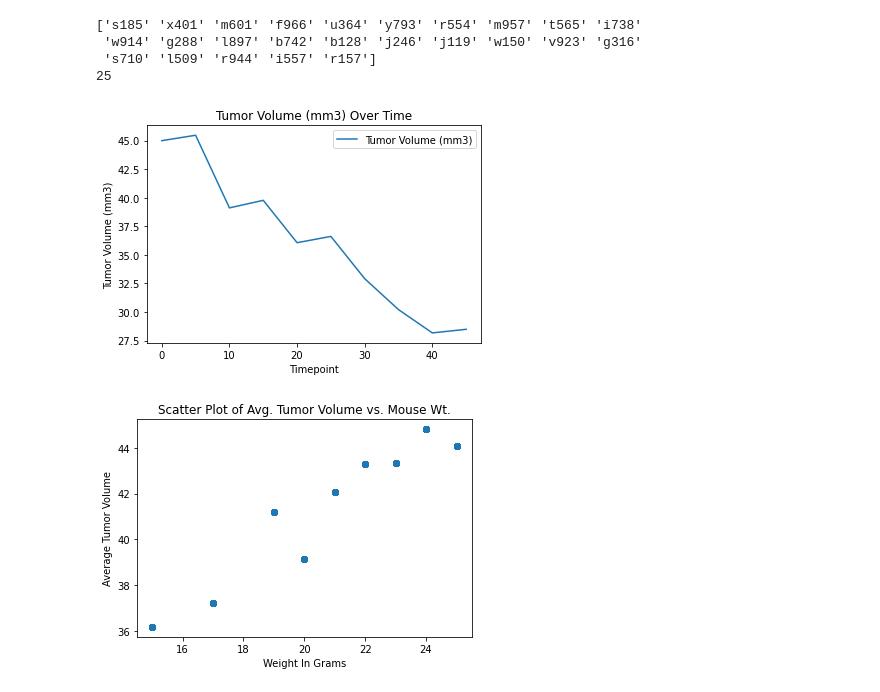
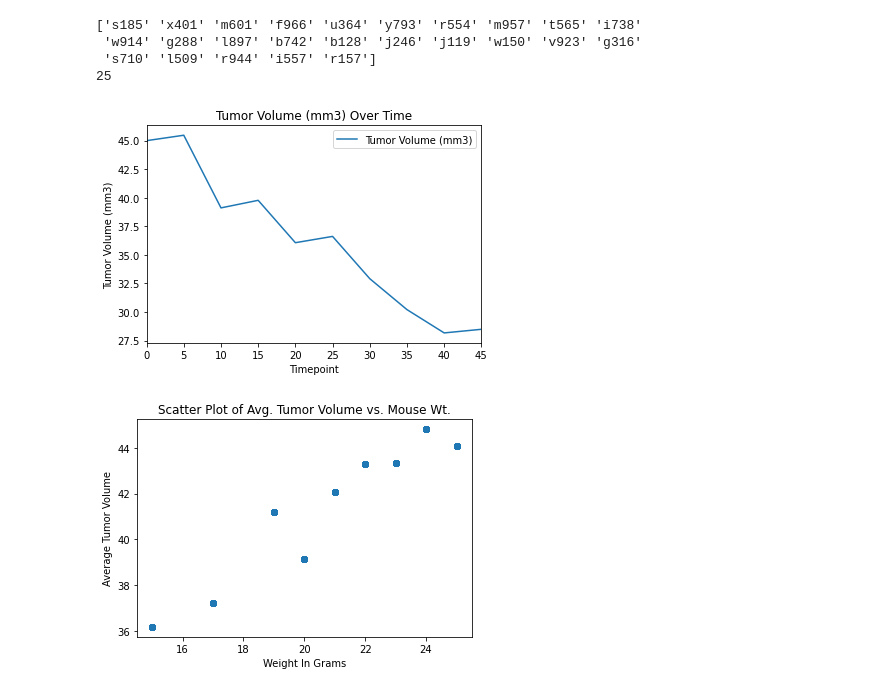
Before and after one commit to sgaetz1/matplotlib-challenge, a Jupyter notebook: pymaceuticals.ipynb, the cells around one changed output. Saved outputs shown, nothing was run; the diff lists cells and outputs as text; code cells hidden in the pictures.

```diff
--- a/pymaceuticals.ipynb
+++ b/pymaceuticals.ipynb
@@ -277,17 +276,18 @@ print(len(mice))
 # %%
 # Choose a mouse from the mice list from index 0-24
 mouse = mice[1]
 capo = df.loc[ df['Mouse ID'] == mouse]
 group = capo.groupby('Mouse ID')
 
 # Make the line plot for a mouse
 x_axis = 'Timepoint'
 y_axis = 'Tumor Volume (mm3)'
 group.plot.line(x_axis, y_axis, title="Tumor Volume (mm3) Over Time")
 plt.ylabel('Tumor Volume (mm3)')
+plt.xlim(0,45)
 plt.show()
 # %% [output]
-[figure, old version]
+[figure, new version]
 # %%
 # Generate a scatter plot of average tumor volume vs. mouse weight for the Capomulin regimen
 # Get all the rows for Capomulin
```
Also changed, not shown: parts of 1 cell of this notebook.
